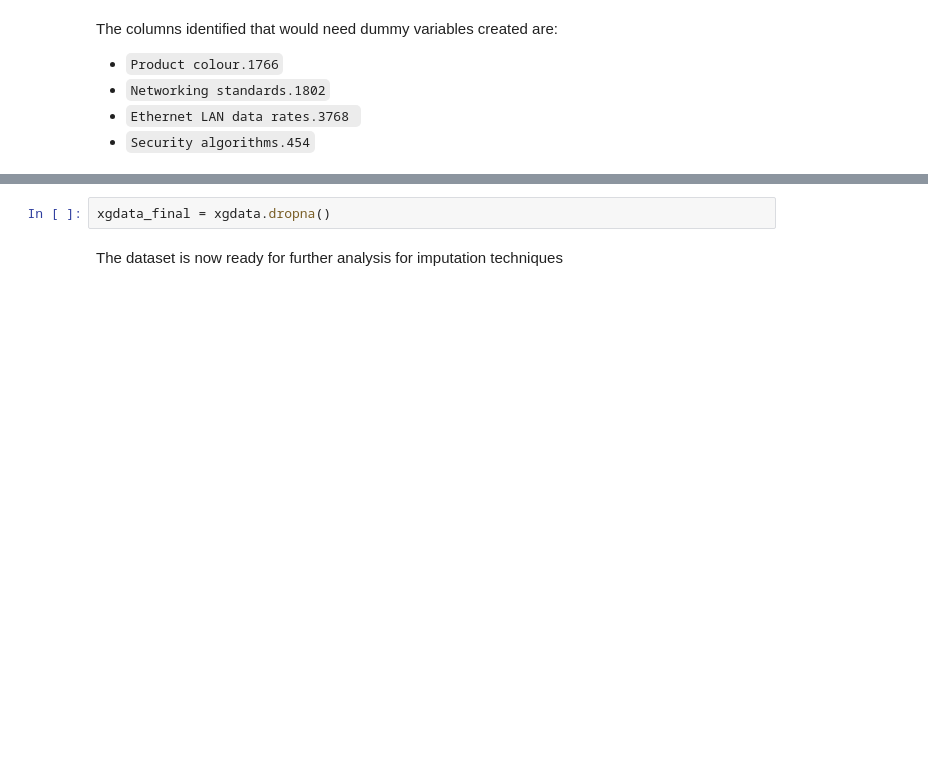
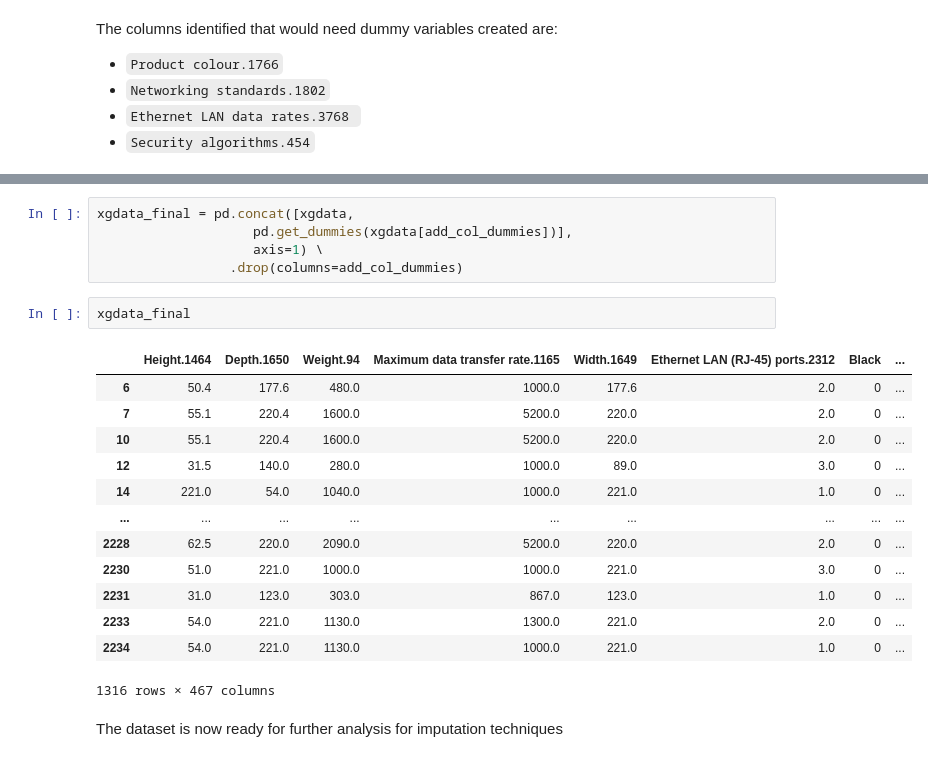
Before and after one commit to bigarabuza/StiboSystems, a Jupyter notebook: IceCat Full/analysis_ice_cat_full.ipynb, the cells around one changed output, grey strips where cells are left out. Drawn from its saved outputs; the diff is of its cells as text; blank space fills up the shorter version.

```diff
--- a/IceCat Full/analysis_ice_cat_full.ipynb
+++ b/IceCat Full/analysis_ice_cat_full.ipynb
@@ -210,5 +218,24 @@ Finally, we drop observations that have none values resulted in the dataframe be
+# %%
+xgdata_final = pd.concat([xgdata,
+                    pd.get_dummies(xgdata[add_col_dummies])],
+                    axis=1) \
+                 .drop(columns=add_col_dummies)
 # %%
-xgdata_final = xgdata.dropna()
+xgdata_final
+# %% [output]
+|  | Height.1464 | Depth.1650 | Weight.94 | Maximum data transfer rate.1165 | Width.1649 | Ethernet LAN (RJ-45) ports.2312 | Black | ... |
+| 6 | 50.4 | 177.6 | 480.0 | 1000.0 | 177.6 | 2.0 | 0 | ... |
+| 7 | 55.1 | 220.4 | 1600.0 | 5200.0 | 220.0 | 2.0 | 0 | ... |
+| 10 | 55.1 | 220.4 | 1600.0 | 5200.0 | 220.0 | 2.0 | 0 | ... |
+| 12 | 31.5 | 140.0 | 280.0 | 1000.0 | 89.0 | 3.0 | 0 | ... |
+| 14 | 221.0 | 54.0 | 1040.0 | 1000.0 | 221.0 | 1.0 | 0 | ... |
+| ... | ... | ... | ... | ... | ... | ... | ... | ... |
+| 2228 | 62.5 | 220.0 | 2090.0 | 5200.0 | 220.0 | 2.0 | 0 | ... |
+| 2230 | 51.0 | 221.0 | 1000.0 | 1000.0 | 221.0 | 3.0 | 0 | ... |
+| 2231 | 31.0 | 123.0 | 303.0 | 867.0 | 123.0 | 1.0 | 0 | ... |
+| 2233 | 54.0 | 221.0 | 1130.0 | 1300.0 | 221.0 | 2.0 | 0 | ... |
+| 2234 | 54.0 | 221.0 | 1130.0 | 1000.0 | 221.0 | 1.0 | 0 | ... |
+1316 rows × 467 columns
 # %% [markdown]
 The dataset is now ready for further analysis for imputation techniques
 # %% [markdown]
```
Also changed, not shown: parts of 10 cells of this notebook.
